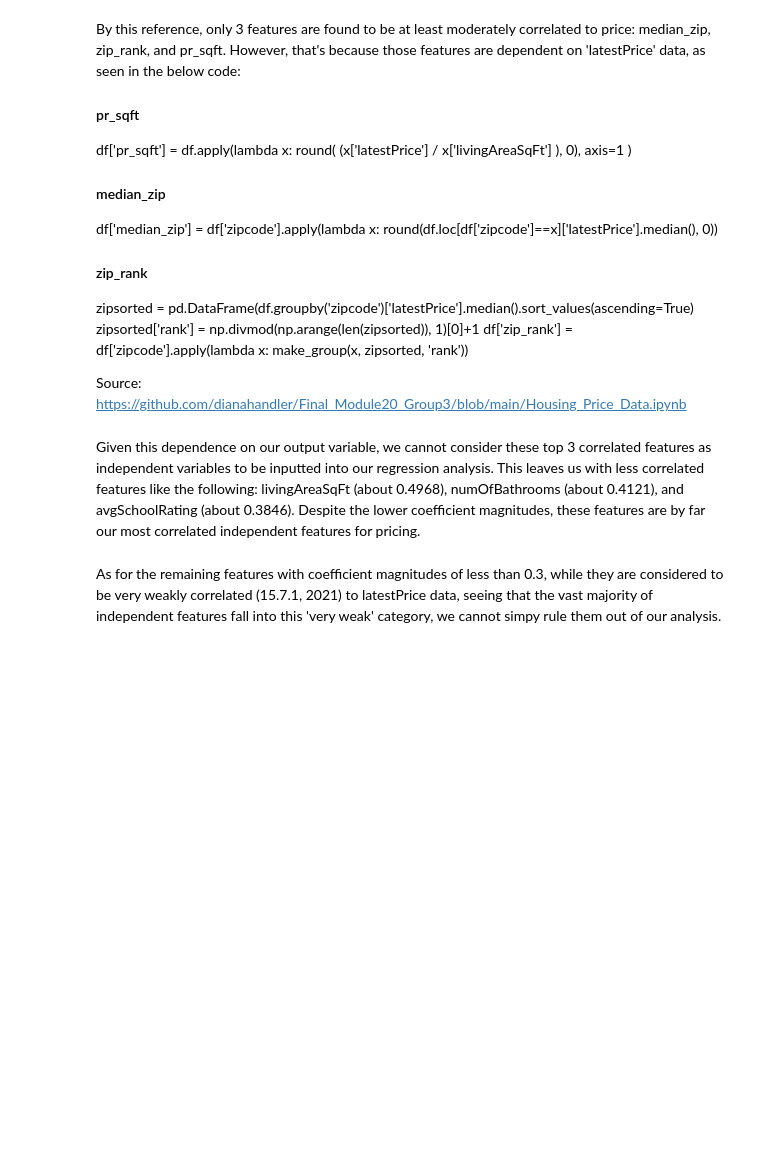
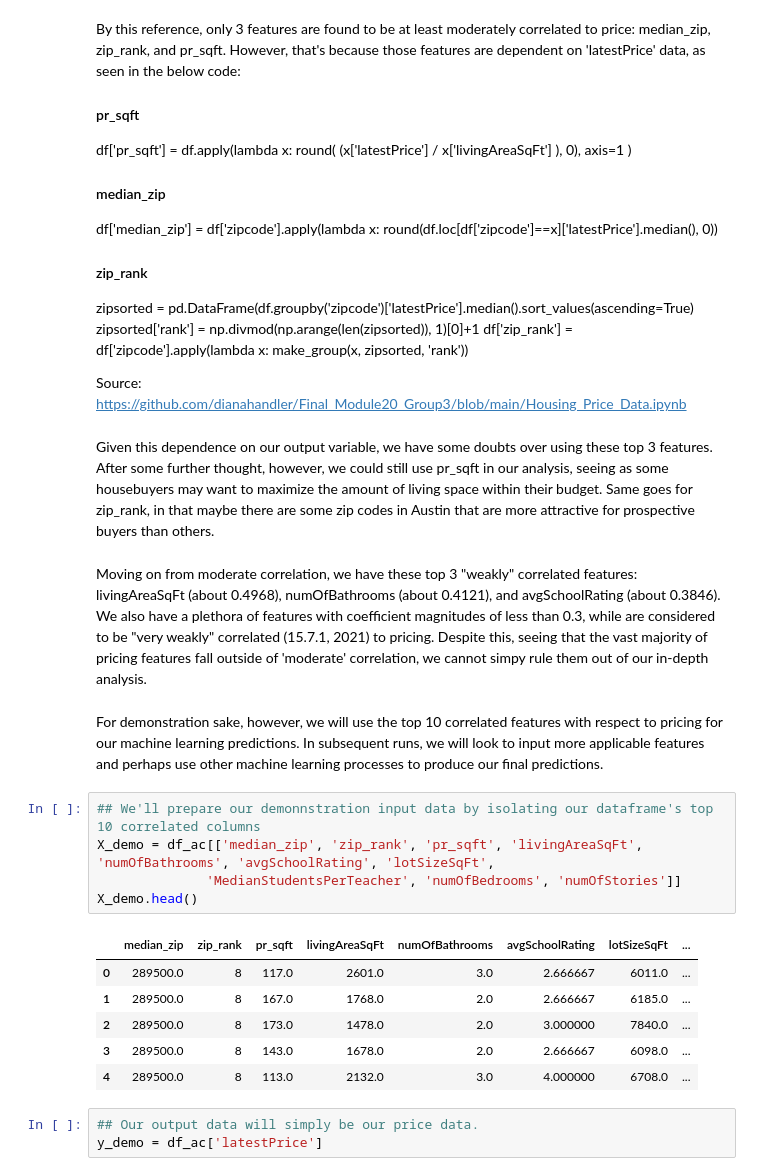
Before and after one commit to dianahandler/Final_Module20_Group3, a Jupyter notebook: Austin-Sklearn-Machine-Learning.ipynb, the cells around one changed output. Cells and saved outputs as stored; diff of their text form; blank space fills up the shorter version.

Commit message:
Add files via upload
Fixed some comments. Prepared demo datasets for machine learning.

```diff
--- a/Austin-Sklearn-Machine-Learning.ipynb
+++ b/Austin-Sklearn-Machine-Learning.ipynb
@@ -184,7 +203,24 @@ zipsorted['rank'] = np.divmod(np.arange(len(zipsorted)), 1)[0]+1
 df['zip_rank'] = df['zipcode'].apply(lambda x: make_group(x, zipsorted, 'rank'))
 
 Source: https://github.com/dianahandler/Final_Module20_Group3/blob/main/Housing_Price_Data.ipynb
-# %% [markdown]
-Given this dependence on our output variable, we cannot consider these top 3 correlated features as independent variables to be inputted into our regression analysis. This leaves us with less correlated features like the following: livingAreaSqFt (about 0.4968), numOfBathrooms (about 0.4121), and avgSchoolRating (about 0.3846). Despite the lower coefficient magnitudes, these features are by far our most correlated independent features for pricing.
+# %% [markdown]
+Given this dependence on our output variable, we have some doubts over using these top 3 features. After some further thought, however, we could still use pr_sqft in our analysis, seeing as some housebuyers may want to maximize the amount of living space within their budget. Same goes for zip_rank, in that maybe there are some zip codes in Austin that are more attractive for prospective buyers than others.
 # %% [markdown]
-As for the remaining features with coefficient magnitudes of less than 0.3, while they are considered to be very weakly correlated (15.7.1, 2021) to latestPrice data, seeing that the vast majority of independent features fall into this 'very weak' category, we cannot simpy rule them out of our analysis.
+Moving on from moderate correlation, we have these top 3 "weakly" correlated features: livingAreaSqFt (about 0.4968), numOfBathrooms (about 0.4121), and avgSchoolRating (about 0.3846). We also have a plethora of features with coefficient magnitudes of less than 0.3, while are considered to be "very weakly" correlated (15.7.1, 2021) to pricing. Despite this, seeing that the vast majority of pricing features fall outside of 'moderate' correlation, we cannot simpy rule them out of our in-depth analysis.
+# %% [markdown]
+For demonstration sake, however, we will use the top 10 correlated features with respect to pricing for our machine learning predictions. In subsequent runs, we will look to input more applicable features and perhaps use other machine learning processes to produce our final predictions.
+# %%
+## We'll prepare our demonnstration input data by isolating our dataframe's top 10 correlated columns
+X_demo = df_ac[['median_zip', 'zip_rank', 'pr_sqft', 'livingAreaSqFt', 'numOfBathrooms', 'avgSchoolRating', 'lotSizeSqFt',
+              'MedianStudentsPerTeacher', 'numOfBedrooms', 'numOfStories']]
+X_demo.head()
+# %% [output]
+|  | median_zip | zip_rank | pr_sqft | livingAreaSqFt | numOfBathrooms | avgSchoolRating | lotSizeSqFt | ... |
+| 0 | 289500.0 | 8 | 117.0 | 2601.0 | 3.0 | 2.666667 | 6011.0 | ... |
+| 1 | 289500.0 | 8 | 167.0 | 1768.0 | 2.0 | 2.666667 | 6185.0 | ... |
+| 2 | 289500.0 | 8 | 173.0 | 1478.0 | 2.0 | 3.000000 | 7840.0 | ... |
+| 3 | 289500.0 | 8 | 143.0 | 1678.0 | 2.0 | 2.666667 | 6098.0 | ... |
+| 4 | 289500.0 | 8 | 113.0 | 2132.0 | 3.0 | 4.000000 | 6708.0 | ... |
+# %%
+## Our output data will simply be our price data.
+y_demo = df_ac['latestPrice']
```
Also changed, not shown: parts of 3 cells of this notebook.
